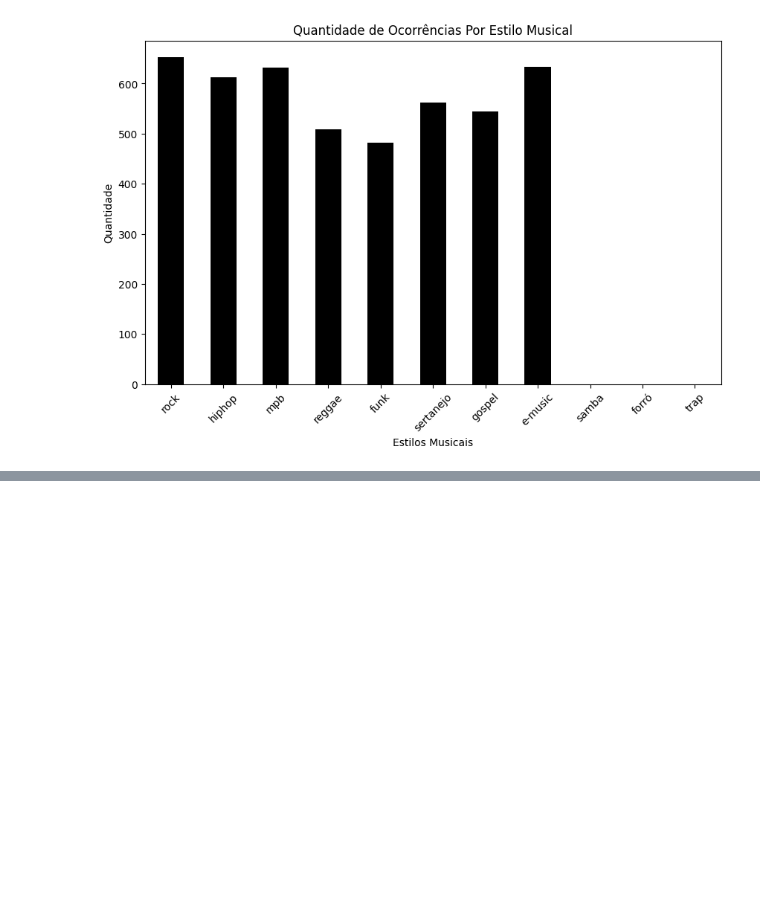
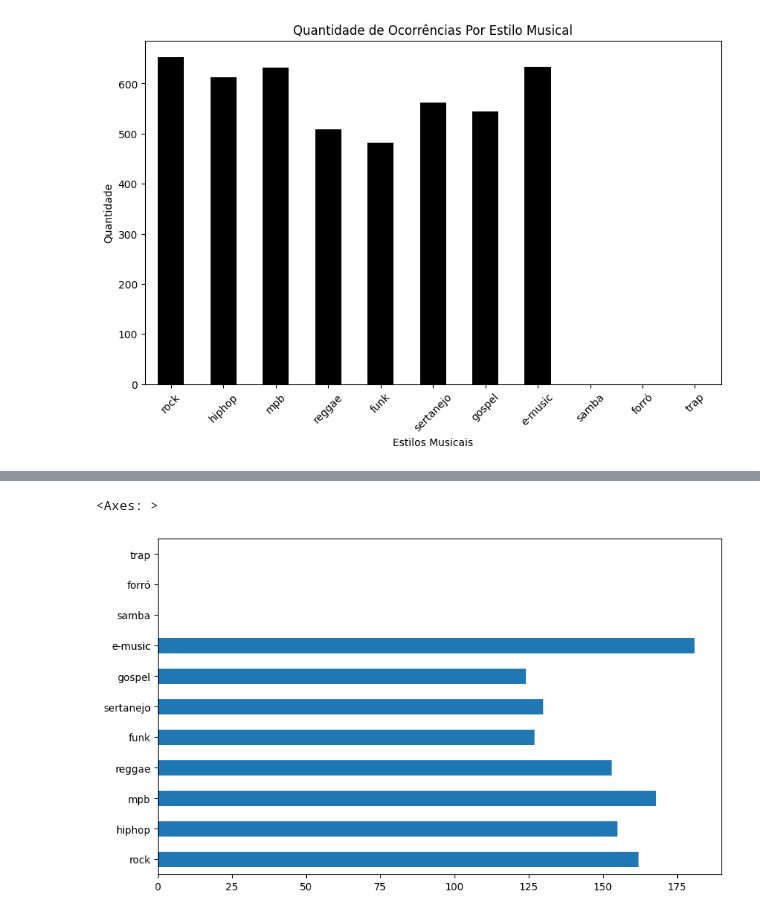
Before and after one commit to maclausk/python-ia-senai-df, a Jupyter notebook: 22082024.ipynb, the cells around one changed output, grey strips where cells are left out. Saved outputs shown, nothing was run; the diff lists cells and outputs as text; code cells hidden in the pictures; blank space fills up the shorter version.

```diff
--- a/22082024.ipynb
+++ b/22082024.ipynb
@@ -284,0 +293,4 @@ AttributeError: 'numpy.float64' object has no attribute 'plot'
+# %%
+# Filtrando e armazenando em 'professor_romulo' as avaliações dos estilos musicais feitas pelos alunos da turma do professor Rômulo. Em seguida, exibe as avaliações dessa turma específica.
+professor_romulo = grupo_professor.get_group('Rômulo')
+professor_romulo
@@ -284,0 +315,6 @@ AttributeError: 'numpy.float64' object has no attribute 'plot'
+# %%
+# Filtrando apenas as colunas relacionadas aos estilos musicais para o DataFrame 'professor_romulo', que já contém as avaliações dos alunos da turma do professor Rômulo.
+professor_romulo = professor_romulo[['rock','hiphop','mpb','reggae','funk','sertanejo','gospel','e-music','samba','forró','trap']]
+
+# Exibindo o DataFrame filtrado
+professor_romulo
@@ -284,0 +381,6 @@ AttributeError: 'numpy.float64' object has no attribute 'plot'
+# %%
+# Criando um DataFrame com a soma das avaliações dos estilos musicais da turma do professor Rômulo
+professor_romulo_soma = professor_romulo.sum()
+
+# Exibindo a soma das avaliações para cada estilo musical
+professor_romulo_soma
@@ -284,0 +400,8 @@ AttributeError: 'numpy.float64' object has no attribute 'plot'
+# %%
+# Plotando as somas das avaliações dos estilos musicais da turma do professor Rômulo em um gráfico de barras horizontais
+# - 'kind="barh"' especifica que o gráfico será de barras horizontais.
+# - 'figsize=(10, 6)' define o tamanho da figura (10 de largura por 6 de altura).
+professor_romulo_soma.plot(kind='barh', figsize=(10, 6))
+# %% [output]
+<Axes: >
+[figure, added]
```
Also changed, not shown: parts of 30 cells of this notebook, 6 other files.
